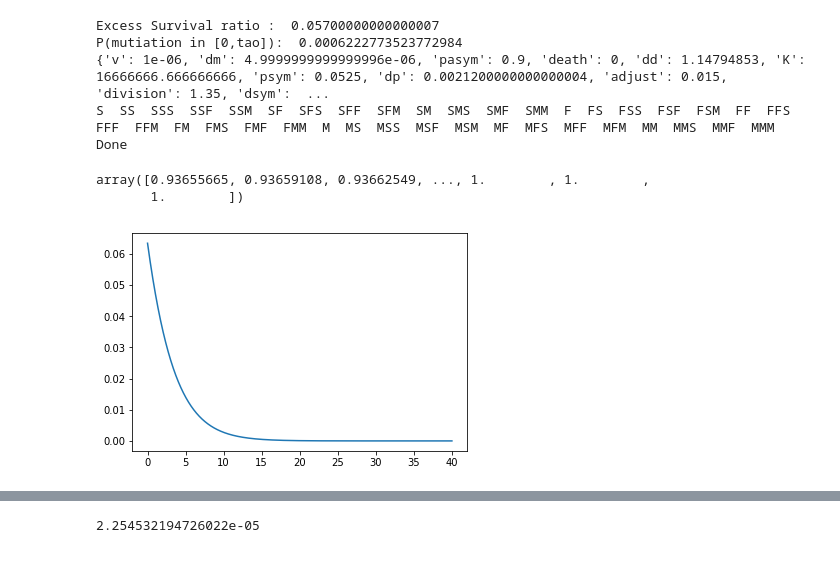
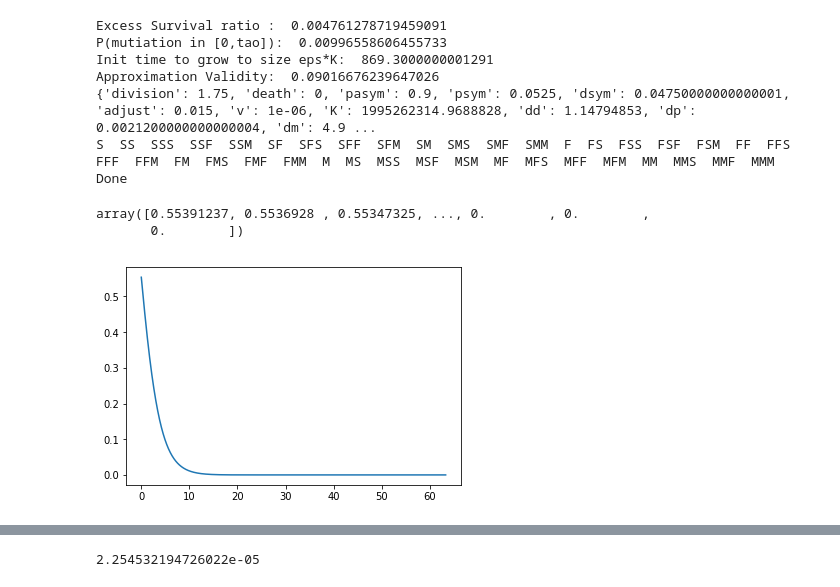
Before and after one commit to bhtang127/cancer, a Jupyter notebook: test_simulate/theoretical.ipynb, the cells around one changed output, grey strips where cells are left out. Saved outputs shown, nothing was run; the diff lists cells and outputs as text; code cells hidden in the pictures.

```diff
--- a/test_simulate/theoretical.ipynb
+++ b/test_simulate/theoretical.ipynb
@@ -153,27 +214,30 @@ def pGUfunc(G, U):
 # %%
-alpha = {"division":1.35, "death":0, "pasym":0.9, "psym":0.0525, "dsym":0.1-0.0525,
-         "adjust":1.5*1e-2, "v":1e-6, "K":2e8/12, "dd":1.14794853, "dp":2.12*1e-3, "dm":5*1e-6}
+alpha = {"division":1.75, "death":0, "pasym":0.9, "psym":0.0525, "dsym":0.1-0.0525,
+         "adjust":(4+7+4)*1e-3, "v":1e-6, "K":10**9.3, "dd":1.14794853, "dp":2.12*1e-3, "dm":5*1e-6,
+         "l_ratio":0.15/(1.6+0.15), "pow":0.4117, "eps":1e-6}
 
-TestNULL = tissue(alpha, pGUfunc,1e-5,52*80,52*80*10)
+TestNULL = tissue(alpha, pGUfunc, 52*80,52*80*10)
 print(TestNULL.alpha)
 solution = TestNULL.solve()
 print("Done")
 # %% [output]
-Excess Survival ratio :  0.05700000000000007
-P(mutiation in [0,tao]):  0.0006222773523772984
-{'v': 1e-06, 'dm': 4.9999999999999996e-06, 'pasym': 0.9, 'death': 0, 'dd': 1.14794853, 'K': 16666666.666666666, 'psym': 0.0525, 'dp': 0.0021200000000000004, 'adjust': 0.015, 'division': 1.35, 'dsym':  ...
+Excess Survival ratio :  0.004761278719459091
+P(mutiation in [0,tao]):  0.00996558606455733
+Init time to grow to size eps*K:  869.3000000001291
+Approximation Validity:  0.09016676239647026
+{'division': 1.75, 'death': 0, 'pasym': 0.9, 'psym': 0.0525, 'dsym': 0.04750000000000001, 'adjust': 0.015, 'v': 1e-06, 'K': 1995262314.9688828, 'dd': 1.14794853, 'dp': 0.0021200000000000004, 'dm': 4.9 ...
 S  SS  SSS  SSF  SSM  SF  SFS  SFF  SFM  SM  SMS  SMF  SMM  F  FS  FSS  FSF  FSM  FF  FFS  FFF  FFM  FM  FMS  FMF  FMM  M  MS  MSS  MSF  MSM  MF  MFS  MFF  MFM  MM  MMS  MMF  MMM
 Done
-# %%
-solution[""]
-# %% [output]
-array([0.93655665, 0.93659108, 0.93662549, ..., 1.        , 1.        ,
-       1.        ])
+# %%
+1-solution[""]
+# %% [output]
+array([0.55391237, 0.5536928 , 0.55347325, ..., 0.        , 0.        ,
+       0.        ])
 # %%
-plt.plot(TestNULL.ts[:52*20*20]/52, 1-solution[""][:52*20*20], label='Line 1')
+plt.plot(TestNULL.ts/52, 1-solution[""], label='Line 1')
 plt.show()
 # %% [output]
-[figure, old version]
+[figure, new version]
 # %%
 SM, = plt.plot(TestNULL.ts/52, 1-solution["SM"], label='Line 1')
 FS, = plt.plot(TestNULL.ts/52, 1-solution["FS"], label='Line 2')
```
Also changed, not shown: parts of 5 cells of this notebook, 5 other files.
